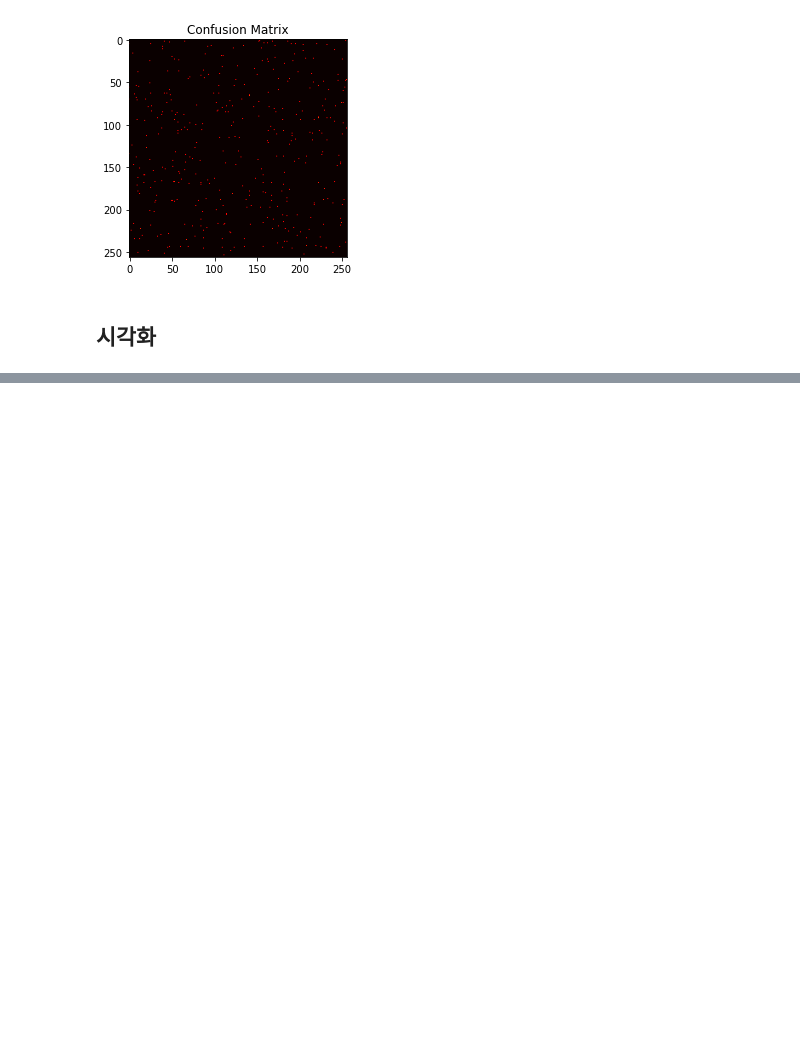
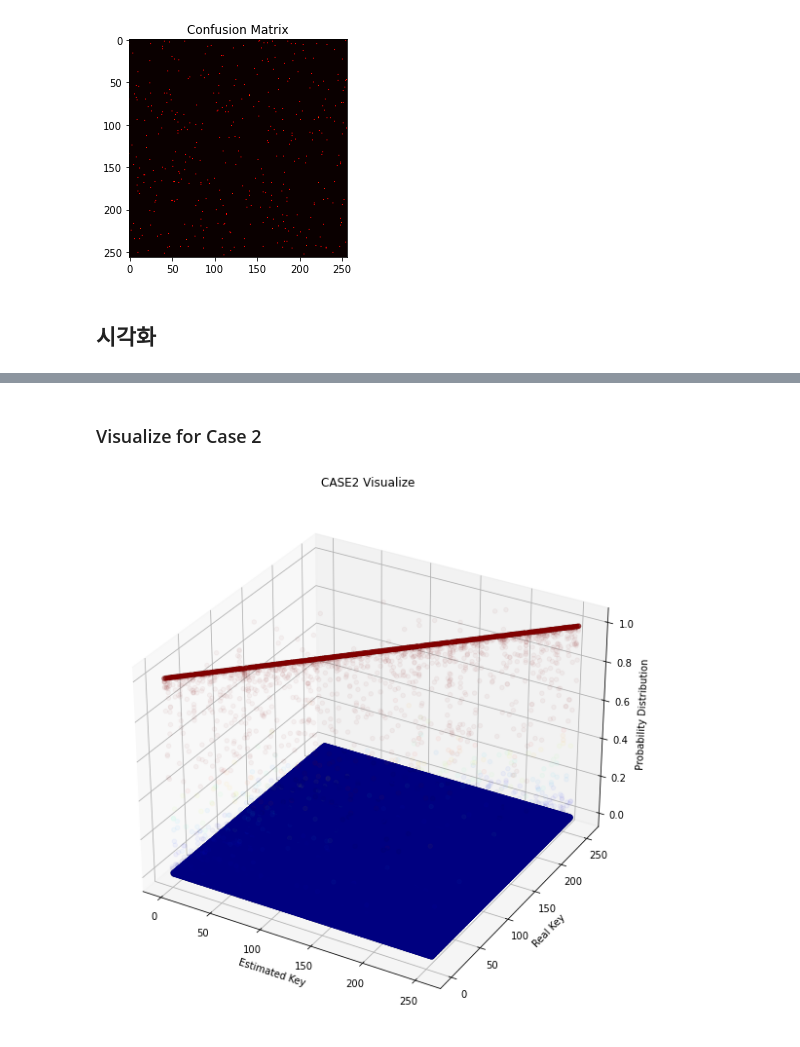
Before and after one commit to JB-Lee/CPA-with-ANN, a Jupyter notebook: src/model_test.ipynb, the cells around one changed output, grey strips where cells are left out. Cells and saved outputs as stored; diff of their text form; code cells hidden in the pictures; blank space fills up the shorter version.

```diff
--- a/src/model_test.ipynb
+++ b/src/model_test.ipynb
@@ -356,0 +347,6 @@ plt.show()
+# %% [markdown]
+### Visualize for Case 2
+# %%
+visualize(CASE2, 'CASE2 Visualize')
+# %% [output]
+[figure, added]
```
Also changed, not shown: parts of 11 cells of this notebook.
